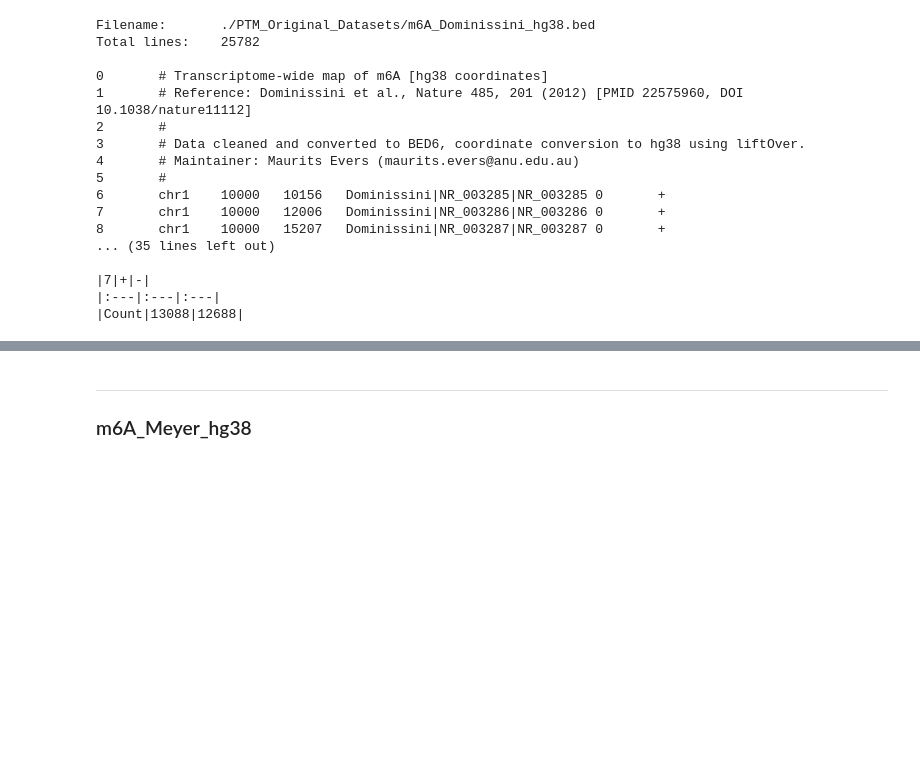
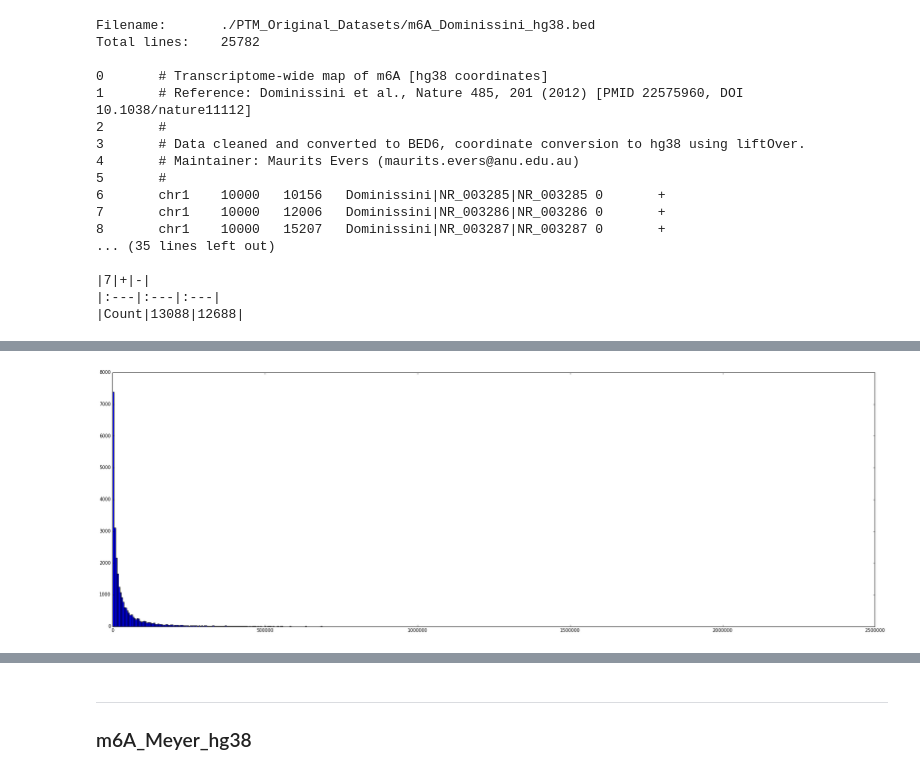
Before and after one commit to a-slide/iPython-Notebook, a Jupyter notebook: Notebooks/2016_05_23_Epi2_pilot_datasets_analysis.ipynb, the cells around one changed output, grey strips where cells are left out. Cells and saved outputs as stored; diff of their text form; code cells hidden in the pictures; blank space fills up the shorter version.

```diff
--- a/Notebooks/2016_05_23_Epi2_pilot_datasets_analysis.ipynb
+++ b/Notebooks/2016_05_23_Epi2_pilot_datasets_analysis.ipynb
@@ -1055,0 +1076,3 @@ Total lines:    25782
+# %%
+infile="./PTM_Original_Datasets/m6A_Dominissini_hg19_original_table.csv"
+file_summary(infile)
@@ -1055,0 +1097,4 @@ Total lines:    25782
+# %%
+distrib_peak_len(infile, normed=False, bins=500)
+# %% [output]
+[figure, added]
```
Also changed, not shown: parts of 51 cells of this notebook.
